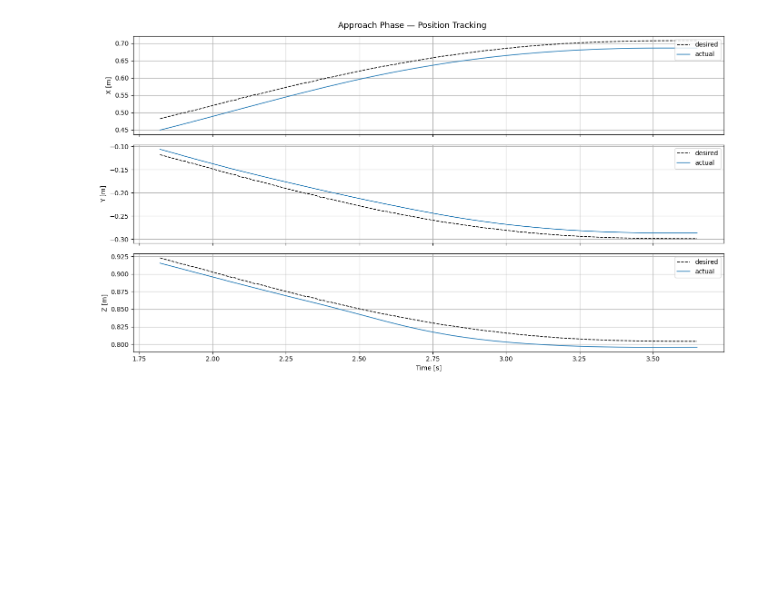
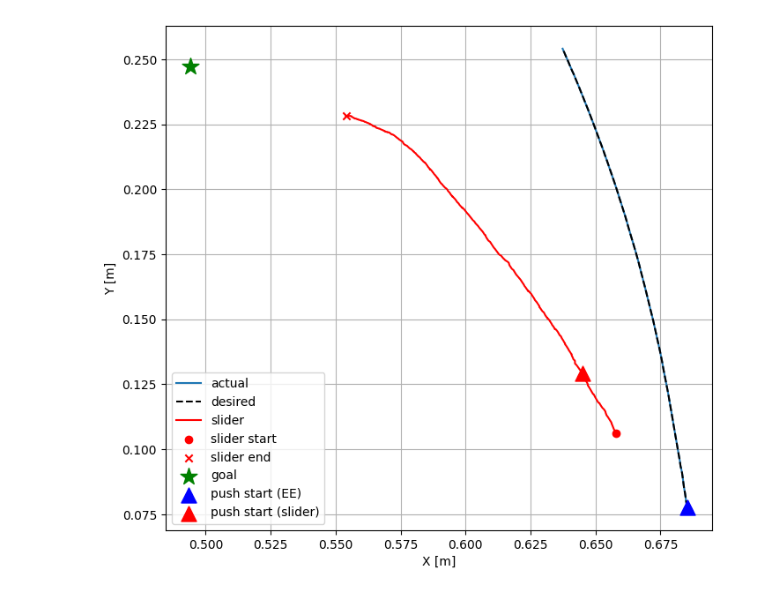
Before and after one commit to AlexanderWegenerRobotics/vision-mpc, a Jupyter notebook: analysis/read_logging.ipynb, the cells around one changed output. Saved outputs shown, nothing was run; the diff lists cells and outputs as text; code cells hidden in the pictures; blank space fills up the shorter version.

```diff
--- a/analysis/read_logging.ipynb
+++ b/analysis/read_logging.ipynb
@@ -60,18 +83,31 @@ plt.show()
 # %%
-start, stop = 300, 600
+start, stop = 800, 1200
 
-labels = ['X', 'Y', 'Z']
-fig, axes = plt.subplots(3, 1, figsize=(14, 8), sharex=True)
-fig.suptitle('Approach Phase — Position Tracking', fontsize=13)
+fig, ax = plt.subplots(figsize=(8, 8))
+ax.plot(p_act[start:stop, 0], p_act[start:stop, 1], label='actual')
+ax.plot(p_des[start:stop, 0], p_des[start:stop, 1], 'k--', label='desired')
+ax.set_xlabel('X [m]')
+ax.set_ylabel('Y [m]')
 
-for i, ax in enumerate(axes):
-    ax.plot(time[start:stop], p_des[start:stop, i], 'k--', label='desired', linewidth=1.2)
-    ax.plot(time[start:stop], p_act[start:stop, i], label='actual', linewidth=1.2)
-    ax.set_ylabel(f'{labels[i]} [m]')
-    ax.legend(loc='upper right')
+box = bundles['box']
+box_pos = np.array(box['pos'])  # (N, 3)
 
-axes[-1].set_xlabel('Time [s]')
-plt.tight_layout()
+ax.plot(box_pos[:, 0], box_pos[:, 1], 'r-', label='slider')
+ax.scatter(*box_pos[0, :2], c='r', marker='o', zorder=5, label='slider start')
+ax.scatter(*box_pos[-1, :2], c='r', marker='x', zorder=5, label='slider end')
+
+target = bundles['target']
+goal_pos = np.array(target['pos'])[0, :2]
+ax.scatter(*goal_pos, c='g', marker='*', s=200, zorder=5, label='goal')
+
+ax.scatter(p_act[start, 0], p_act[start, 1],
+           c='b', marker='^', s=150, zorder=5, label='push start (EE)')
+ax.scatter(box_pos[start, 0], box_pos[start, 1],
+           c='r', marker='^', s=150, zorder=5, label='push start (slider)')
+
+ax.legend()
+ax.set_aspect('equal')
+
 plt.show()
 # %% [output]
-[figure, old version]
+[figure, new version]
```
Also changed, not shown: parts of 5 cells of this notebook, 5 other files.
